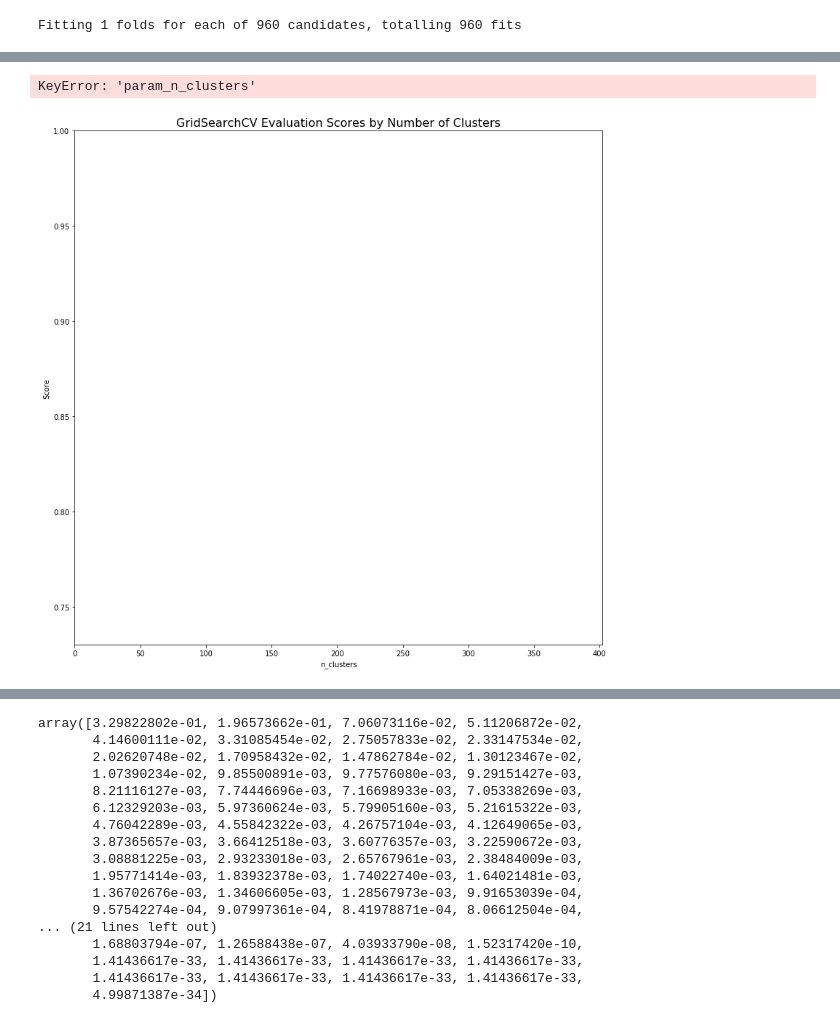
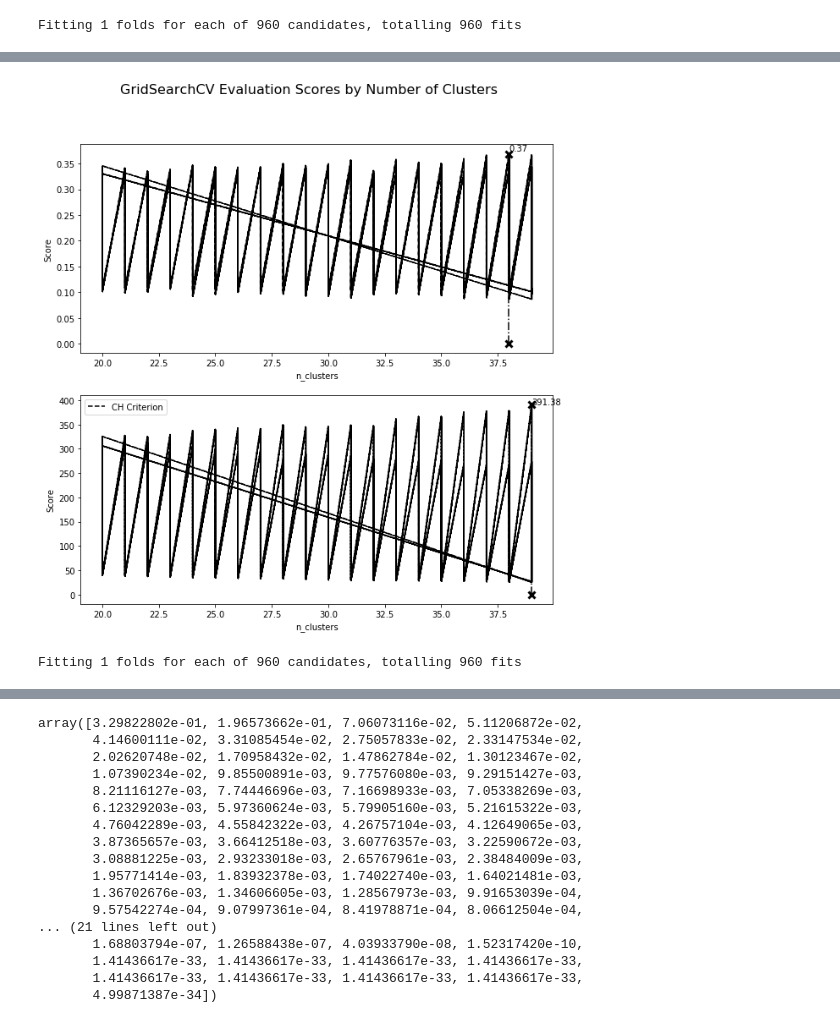
Before and after one commit to ajain1017/ideal-nba-roster-draft, a Jupyter notebook: clustering.ipynb, the cells around one changed output, grey strips where cells are left out. Cells and saved outputs as stored; diff of their text form; code cells hidden in the pictures.

```diff
--- a/clustering.ipynb
+++ b/clustering.ipynb
@@ -68,7 +68,8 @@ clusteralgs = [KMeans(random_state=random_state),
                MiniBatchKMeans(random_state=random_state),
                GaussianMixture(random_state=random_state),
                Birch(),
-               SpectralClustering(random_state=random_state)]
+               #SpectralClustering(random_state=random_state)
+              ]
 
 params = [##KMeans
           {'pca__n_components': list(range(2,14)),
@@ -79,7 +80,6 @@ params = [##KMeans
           {'pca__n_components': list(range(2,14)),
            'clust__n_clusters': list(range(20,40)),
            'clust__init': ['k-means++', 'random'],
-           'clust__algorithm': ['full', 'elkan'],
            'clust__reassignment_ratio': [0.01, 0.02, 0.03],
            'clust__batch_size': [50, 100, 150]},
           ##GaussianMixture
@@ -94,9 +94,9 @@ params = [##KMeans
            'clust__branching_factor': [25, 45, 50, 55, 100],
            'clust__threshold':[0.3, 0.4, 0.5, 0.6]},
           ##SpectralClustering
-          {'pca__n_components': list(range(2,14)),
-           'clust__n_components': list(range(20,40)),
-           'clust__eigen_solver': [None, 'arpack', 'lobpcg']}
+          #{'pca__n_components': list(range(2,14)),
+           #'clust__n_components': list(range(20,40)),
+           #'clust__eigen_solver': [None, 'arpack', 'lobpcg']}
          ]
 
 #create empty lists to keep best pipelines and best clfs
@@ -105,7 +105,7 @@ best_clustalgs = []
 #for loop iterating through each combination of classifier and its parameters
 for clust, param in zip(clusteralgs, params):
     #set pipeline with list of standard scalar, pca and cluster algorithm
-    for scalar in [StandardScaler(), MinMaxScaler()]:
+    for scaler in [StandardScaler(), MinMaxScaler()]:
         pipe = Pipeline([('ss', scalar),
                          ('pca', PCA()),
                          ('clust', clust)])
@@ -139,44 +139,56 @@ for clust, param in zip(clusteralgs, params):
 
         print('Silhouette Score:', silhouette_score(gs.best_estimator_, X))
 
-        plt.figure(figsize=(13, 13))
-        plt.title("GridSearchCV Evaluation Scores by Number of Clusters",
+        fig, (ax1, ax2) = plt.subplots(2, figsize=(10, 10))
+        fig.suptitle("GridSearchCV Evaluation Scores by Number of Clusters",
                   fontsize=16)
 
-        plt.xlabel("n_clusters")
-        plt.ylabel("Score")
 
-        ax = plt.gca()
-        ax.set_xlim(0, 402)
-        ax.set_ylim(0.73, 1)
+        ax1.set_xlabel("n_clusters")
+        ax1.set_ylabel("Score")
+
+        ax2.set_xlabel("n_clusters")
+        ax2.set_ylabel("Score")
+
 
         # Get the regular numpy array from the MaskedArray
         if clust.__class__.__name__ in ['KMeans', 'MiniBatchKMeans', 'Birch']:
-            X_axis = np.array(results['param_n_clusters'].data, dtype=float)
+            X_axis = np.array(results['param_clust__n_clusters'].data, dtype=float)
         else:
             X_axis = np.array(results['param_clust__n_components'].data, dtype=float)
 
-        for scorer, color in zip(sorted(scoring), ['g', 'k']):
-            for sample, style in (('train', '--'), ('test', '-')):
-                sample_score_mean = results['mean_%s_%s' % (sample, scorer)]
-                sample_score_std = results['std_%s_%s' % (sample, scorer)]
-                ax.fill_between(X_axis, sample_score_mean - sample_score_std,
-                                sample_score_mean + sample_score_std,
-                                alpha=0.1 if sample == 'test' else 0, color=color)
-                ax.plot(X_axis, sample_score_mean, style, color=color,
-                        alpha=1 if sample == 'test' else 0.7,
-                        label="%s (%s)" % (scorer, sample))
+        sample_score_mean = results['mean_test_Silhouette Score']
+        sample_score_std = results['std_test_Silhouette Score']
+        ax1.fill_between(X_axis, sample_score_mean - sample_score_std,
+                        sample_score_mean + sample_score_std, color=color)
+        ax1.plot(X_axis, sample_score_mean, linestyle = '--', color=color, label='Silhouette Score')
 
-            best_index = np.nonzero(results['rank_test_%s' % scorer] == 1)[0][0]
-            best_score = results['mean_test_%s' % scorer][best_index]
+        best_index = np.nonzero(results['rank_test_Silhouette Score'] == 1)[0][0]
+        best_score = results['mean_test_Silhouette Score'][best_index]
 
-            # Plot a dotted vertical line at the best score for that scorer marked by x
-            ax.plot([X_axis[best_index], ] * 2, [0, best_score],
-                    linestyle='-.', color=color, marker='x', markeredgewidth=3, ms=8)
+        # Plot a dotted vertical line at the best score for that scorer marked by x
+        ax1.plot([X_axis[best_index], ] * 2, [0, best_score],
+                linestyle='-.', color=color, marker='x', markeredgewidth=3, ms=8)
 
-            # Annotate the best score for that scorer
-            ax.annotate("%0.2f" % best_score,
-                        (X_axis[best_index], best_score + 0.005))
+        # Annotate the best score for that scorer
+        ax1.annotate("%0.2f" % best_score, (X_axis[best_index], best_score + 0.005))
+
+
+        sample_score_mean = results['mean_test_CH Criterion']
+        sample_score_std = results['std_test_CH Criterion']
+        ax2.fill_between(X_axis, sample_score_mean - sample_score_std,
+                        sample_score_mean + sample_score_std, color=color)
+        ax2.plot(X_axis, sample_score_mean, linestyle = '--', color=color, label='CH Criterion')
+
+        best_index = np.nonzero(results['rank_test_CH Criterion'] == 1)[0][0]
+        best_score = results['mean_test_CH Criterion'][best_index]
+
+        # Plot a dotted vertical line at the best score for that scorer marked by x
+        ax2.plot([X_axis[best_index],] * 2, [0, best_score],
+                linestyle='-.', color=color, marker='x', markeredgewidth=3, ms=8)
+
+        # Annotate the best score for that scorer
+        ax2.annotate("%0.2f" % best_score, (X_axis[best_index], best_score + 0.005))
 
         plt.legend(loc="best")
         plt.grid(False)
@@ -195,2 +207,2 @@ Silhouette Score: 0.3690293134214994
+[figure, new version]
-KeyError: 'param_n_clusters'
+Fitting 1 folds for each of 960 candidates, totalling 960 fits
-[figure, old version]
```
Also changed, not shown: parts of 1 cell of this notebook.
